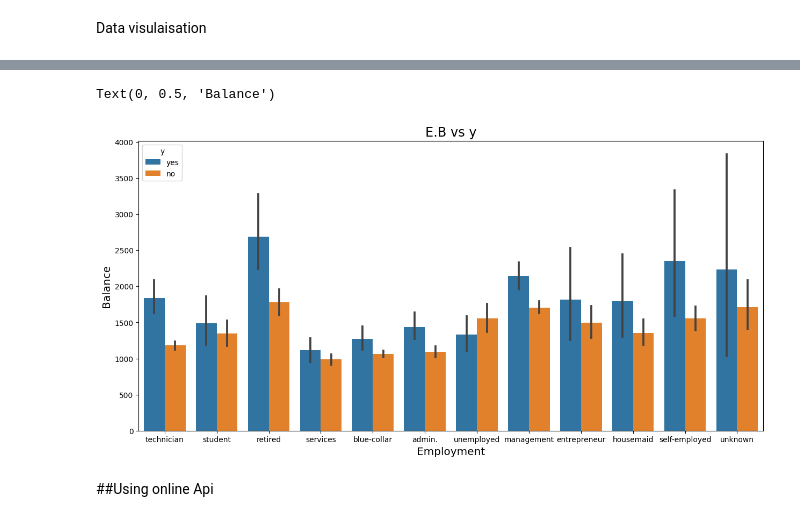
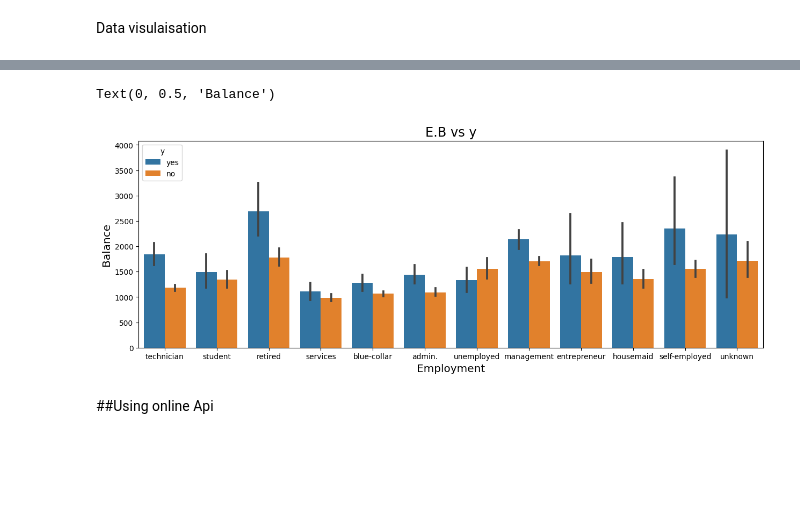
Before and after one commit to Ayomide-ola/UCDPA_Ayomide, a Jupyter notebook: predict term deposit project.ipynb, the cells around one changed output, grey strips where cells are left out. Saved outputs shown, nothing was run; the diff lists cells and outputs as text; code cells hidden in the pictures; blank space fills up the shorter version.

```diff
--- a/predict term deposit project.ipynb
+++ b/predict term deposit project.ipynb
@@ -762,14 +766,14 @@ Text(0, 0.5, 'Balance')
 # %%
-plt.figure(figsize=(15,7))
+plt.figure(figsize=(15,5))
 sns.barplot(data=all_merge2, x='job', y='balance', hue='y')
 
 plt.title("E.B vs y", size="xx-large")
 plt.xlabel("Employment" ,size="x-large")
 plt.ylabel("Balance" ,size="x-large")
 #across all employment, more people has boght the services that those that haven't
 # %% [output]
 Text(0, 0.5, 'Balance')
-[figure, old version]
+[figure, new version]
 # %% [markdown]
 ##Using online Api
 # %%
```
Also changed, not shown: parts of 5 cells of this notebook.
